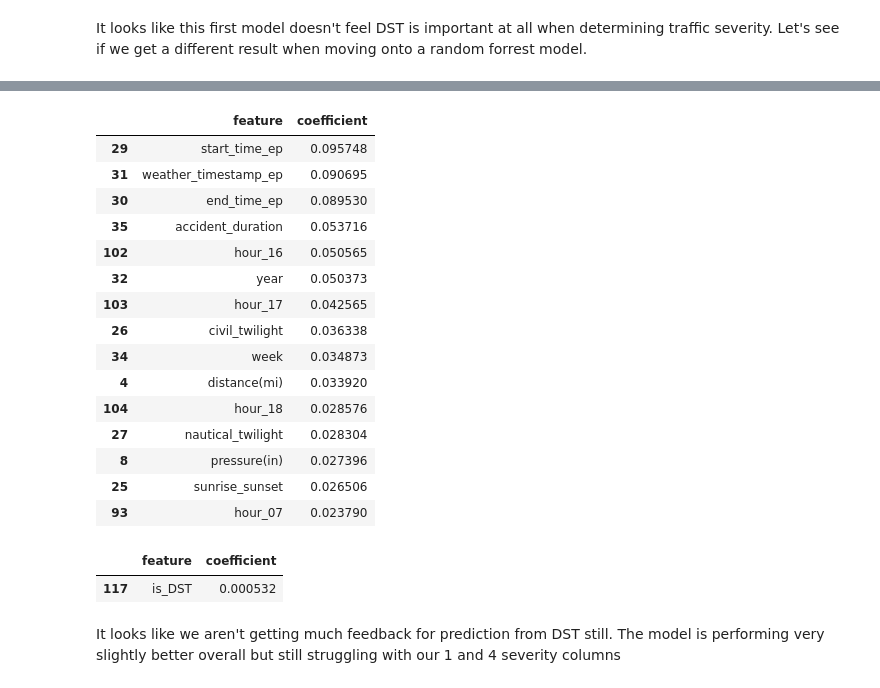
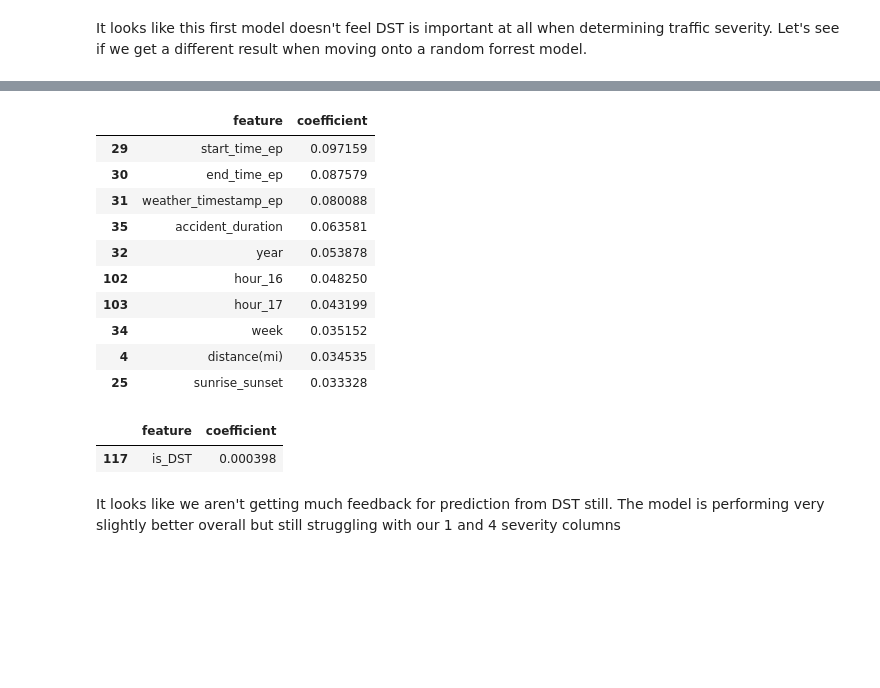
Before and after one commit to jeffreyfloyd/DST-and-traffic-implications, a Jupyter notebook: code/4_modeling.ipynb, the cells around one changed output, grey strips where cells are left out. Cells and saved outputs as stored; diff of their text form; code cells hidden in the pictures; blank space fills up the shorter version.

```diff
--- a/code/4_modeling.ipynb
+++ b/code/4_modeling.ipynb
@@ -150,9 +145,9 @@ tree_coefs[tree_coefs['feature'] == 'is_DST']
 # %% [markdown]
 It looks like this first model doesn't feel DST is important at all when determining traffic severity. Let's see if we get a different result when moving onto a random forrest model.
 # %%
-forrest = RandomForestClassifier(max_depth=10)
-forrest.fit(X_train,y_train)
-forrest_preds = forrest.predict(X_test)
-print_scores('Random Forrest', forrest, X_train, y_train, X_test, y_test, forrest_preds)
-compare_preds(y,forrest_preds)
+forest = RandomForestClassifier(max_depth=10)
+forest.fit(X_train,y_train)
+forest_preds = forest.predict(X_test)
+print_scores('Random Forest', forest, X_train, y_train, X_test, y_test, forest_preds)
+compare_preds(y,forest_preds)
 # %% [output]
@@ -183,28 +178,23 @@ weighted avg       0.79      0.79      0.76     10244
 # %%
-forrest_coefs = pd.DataFrame(zip(X_train.columns, forrest.feature_importances_), columns=['feature','coefficient'])
-forrest_coefs[forrest_coefs['coefficient'] > 0].sort_values(by='coefficient', ascending=False)[:10]
+forest_coefs = pd.DataFrame(zip(X_train.columns, forest.feature_importances_), columns=['feature','coefficient'])
+forest_coefs[forest_coefs['coefficient'] > 0].sort_values(by='coefficient', ascending=False)[:10]
 # %% [output]
 |  | feature | coefficient |
-| 29 | start_time_ep | 0.095748 |
-| 31 | weather_timestamp_ep | 0.090695 |
-| 30 | end_time_ep | 0.089530 |
-| 35 | accident_duration | 0.053716 |
-| 102 | hour_16 | 0.050565 |
-| 32 | year | 0.050373 |
-| 103 | hour_17 | 0.042565 |
-| 26 | civil_twilight | 0.036338 |
-| 34 | week | 0.034873 |
-| 4 | distance(mi) | 0.033920 |
-| 104 | hour_18 | 0.028576 |
-| 27 | nautical_twilight | 0.028304 |
-| 8 | pressure(in) | 0.027396 |
-| 25 | sunrise_sunset | 0.026506 |
-| 93 | hour_07 | 0.023790 |
+| 29 | start_time_ep | 0.097159 |
+| 30 | end_time_ep | 0.087579 |
+| 31 | weather_timestamp_ep | 0.080088 |
+| 35 | accident_duration | 0.063581 |
+| 32 | year | 0.053878 |
+| 102 | hour_16 | 0.048250 |
+| 103 | hour_17 | 0.043199 |
+| 34 | week | 0.035152 |
+| 4 | distance(mi) | 0.034535 |
+| 25 | sunrise_sunset | 0.033328 |
 # %%
-forrest_coefs[forrest_coefs['feature'] == 'is_DST']
+forest_coefs[forest_coefs['feature'] == 'is_DST']
 # %% [output]
 |  | feature | coefficient |
-| 117 | is_DST | 0.000532 |
+| 117 | is_DST | 0.000398 |
 # %% [markdown]
 It looks like we aren't getting much feedback for prediction from DST still. The model is performing very slightly better overall but still struggling with our 1 and 4 severity columns
 # %%
```
Also changed, not shown: parts of 9 cells of this notebook, 2 other files.
